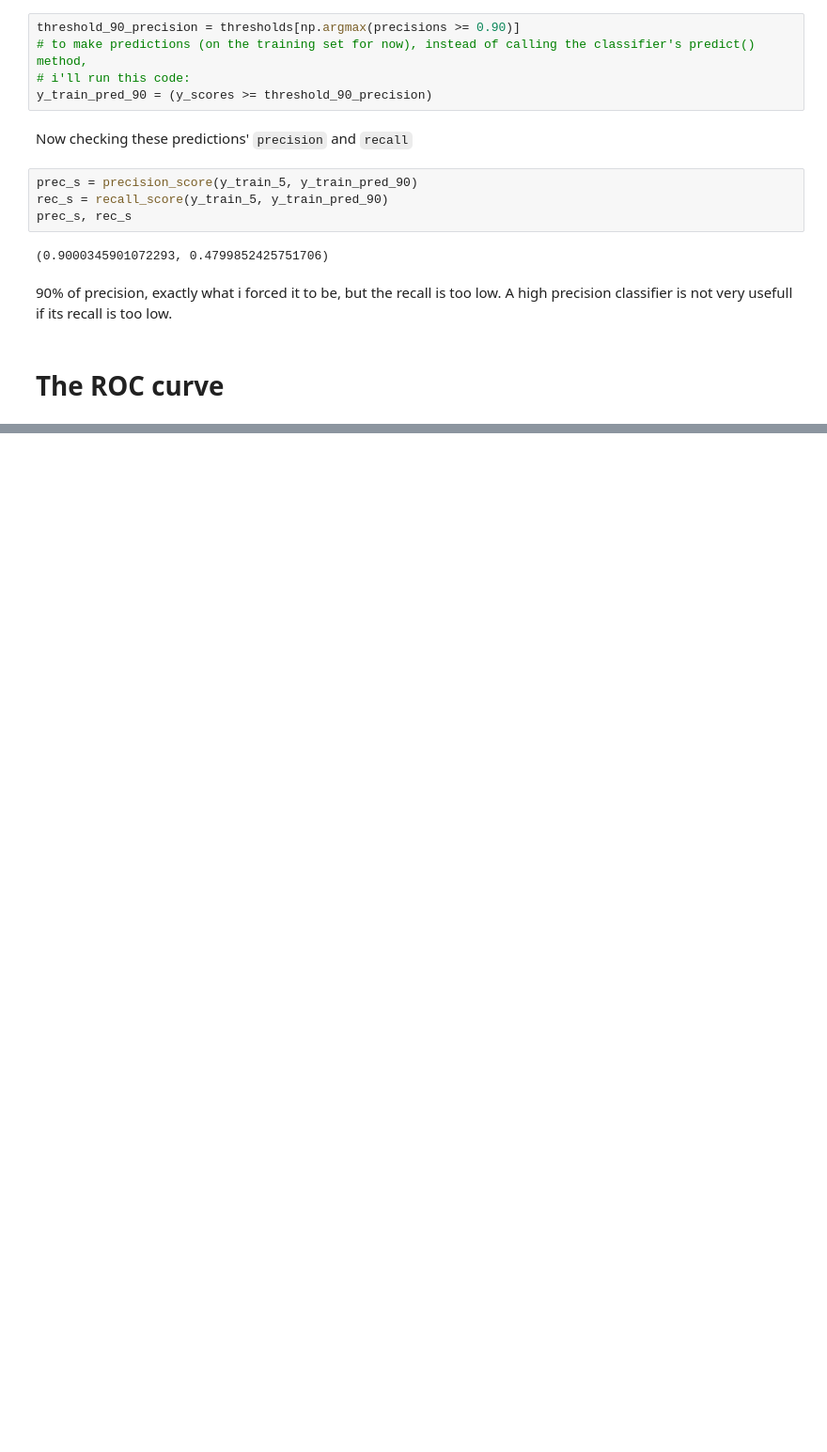
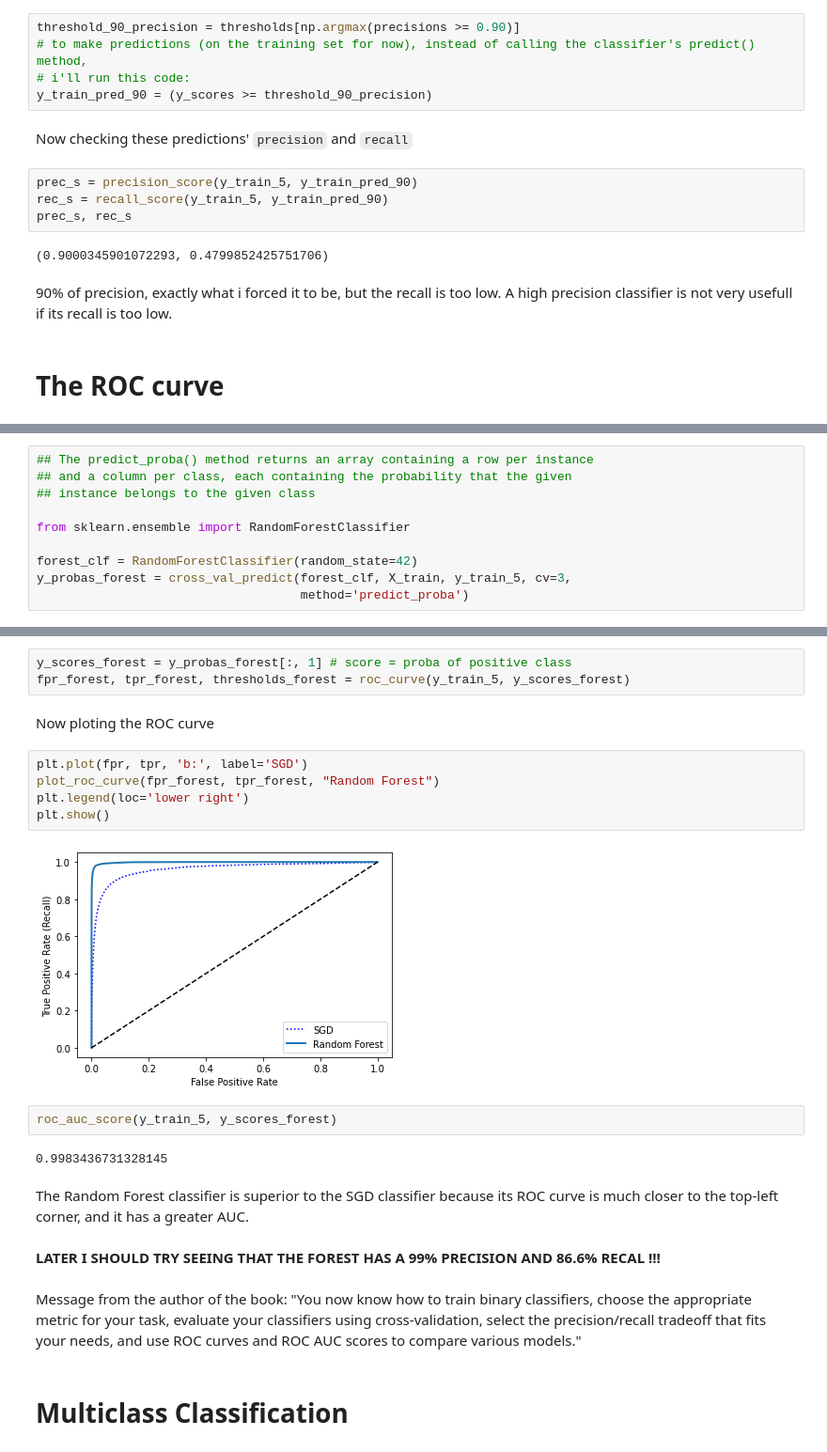
Before and after one commit to victorvianaom/Hands-on-ML-Chapter-03, a Jupyter notebook: Hands-on Machine Learning - Chapter #3.ipynb, the cells around one changed output, grey strips where cells are left out. Shown at 94% size. Saved outputs shown, nothing was run; the diff lists cells and outputs as text; blank space fills up the shorter version.

```diff
--- a/Hands-on Machine Learning - Chapter #3.ipynb
+++ b/Hands-on Machine Learning - Chapter #3.ipynb
@@ -248,0 +276,10 @@ prec_s, rec_s
+# %%
+## The predict_proba() method returns an array containing a row per instance
+## and a column per class, each containing the probability that the given
+## instance belongs to the given class
+
+from sklearn.ensemble import RandomForestClassifier
+
+forest_clf = RandomForestClassifier(random_state=42)
+y_probas_forest = cross_val_predict(forest_clf, X_train, y_train_5, cv=3,
+                                    method='predict_proba')
@@ -248,0 +288,24 @@ prec_s, rec_s
+# %%
+y_scores_forest = y_probas_forest[:, 1] # score = proba of positive class
+fpr_forest, tpr_forest, thresholds_forest = roc_curve(y_train_5, y_scores_forest)
+# %% [markdown]
+Now ploting the ROC curve
+# %%
+plt.plot(fpr, tpr, 'b:', label='SGD')
+plot_roc_curve(fpr_forest, tpr_forest, "Random Forest")
+plt.legend(loc='lower right')
+plt.show()
+# %% [output]
+[figure, added]
+# %%
+roc_auc_score(y_train_5, y_scores_forest)
+# %% [output]
+0.9983436731328145
+# %% [markdown]
+The Random Forest classifier is superior to the SGD classifier because its ROC curve is much closer to the top-left corner, and it has a greater AUC.
+# %% [markdown]
+**LATER I SHOULD TRY SEEING THAT THE FOREST HAS A 99% PRECISION AND 86.6% RECAL !!!**
+# %% [markdown]
+Message from the author of the book: "You now know how to train binary classifiers, choose the appropriate metric for your task, evaluate your classifiers using cross-validation, select the precision/recall tradeoff that fits your needs, and use ROC curves and ROC AUC scores to compare various models."
+# %% [markdown]
+# Multiclass Classification
```
Also changed, not shown: parts of 6 cells of this notebook.
